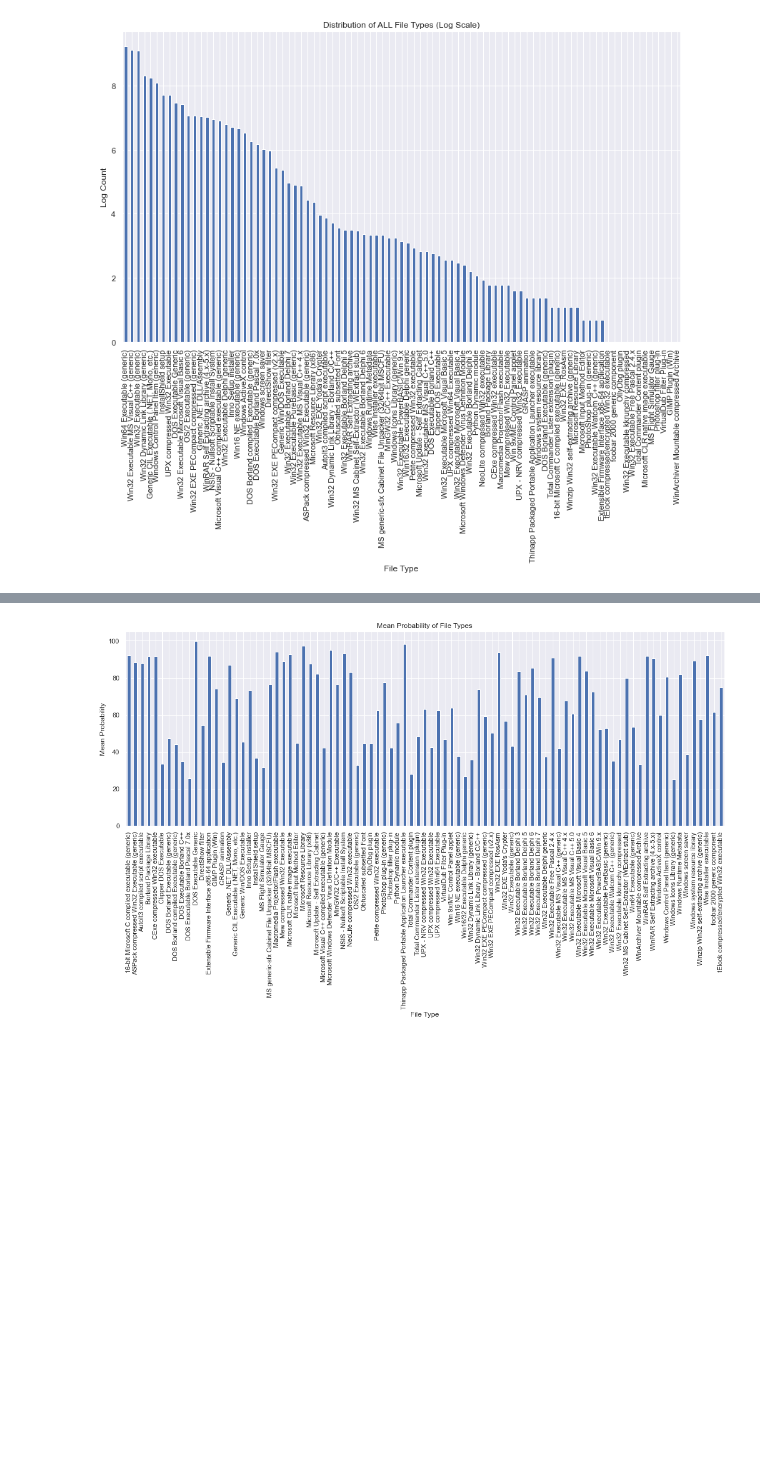
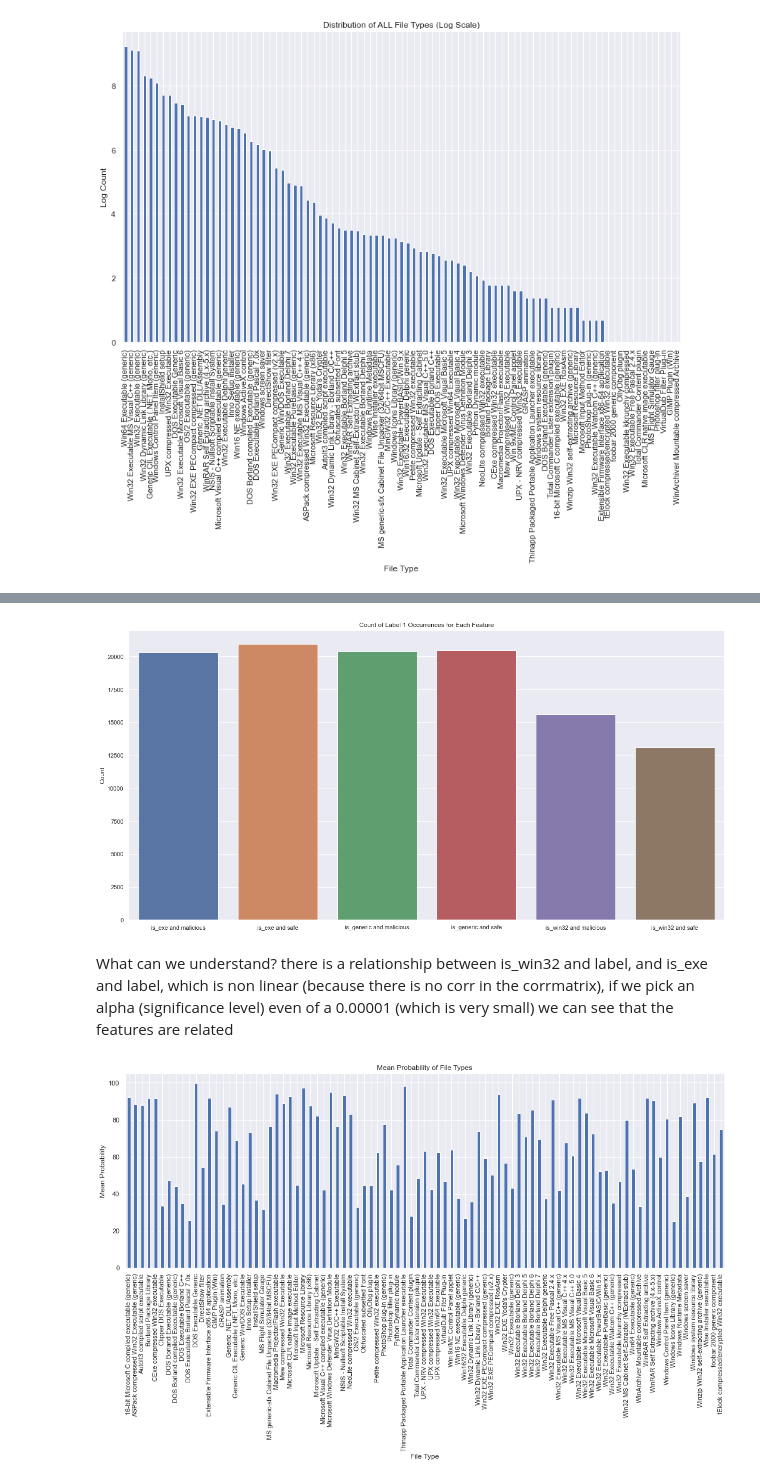
Before and after one commit to YuvalRubinstein99/IntroToMLProject, a Jupyter notebook: Project-v1.1.ipynb, the cells around one changed output, grey strips where cells are left out. Drawn from its saved outputs; the diff is of its cells as text; code cells hidden in the pictures; blank space fills up the shorter version.

```diff
--- a/Project-v1.1.ipynb
+++ b/Project-v1.1.ipynb
@@ -383,3 +463,24 @@ plt.show()
+# %%
+counts = [
+    len(cat_df[(cat_df['is_exe'] == 1) & (cat_df['label'] == 1)]),
+    len(cat_df[(cat_df['is_exe'] == 1) & (cat_df['label'] == 0)]),
+    len(cat_df[(cat_df['is_generic'] == 1) & (cat_df['label'] == 1)]),
+    len(cat_df[(cat_df['is_generic'] == 1) & (cat_df['label'] == 0)]),
+    len(cat_df[(cat_df['is_win32'] == 1) & (cat_df['label'] == 1)]),
+    len(cat_df[(cat_df['is_win32'] == 1) & (cat_df['label'] == 0)])
+]
+
+# Create a bar plot
+plt.figure(figsize=(20,10))
+sns.barplot(x=['is_exe and malicious','is_exe and safe', 'is_generic and malicious','is_generic and safe', 'is_win32 and malicious', 'is_win32 and safe'], y=counts)
+plt.title('Count of Label 1 Occurrences for Each Feature')
+
+plt.ylabel('Count')
+plt.show()
+# %% [output]
+[figure, added]
+# %% [markdown]
+What can we understand? there is a relationship between is_win32 and label, and is_exe and label, which is non linear (because there is no corr in the corrmatrix), if we pick an alpha (significance level) even of a 0.00001 (which is very small) we can see that the features are related
 # %%
 #In this code, we group the data by "file_type_trid" and calculate the mean probability ("file_type_prob_trid") for each file type.
 # Then, we create a bar plot where each bar represents a file type,
```
Also changed, not shown: parts of 11 cells of this notebook.
